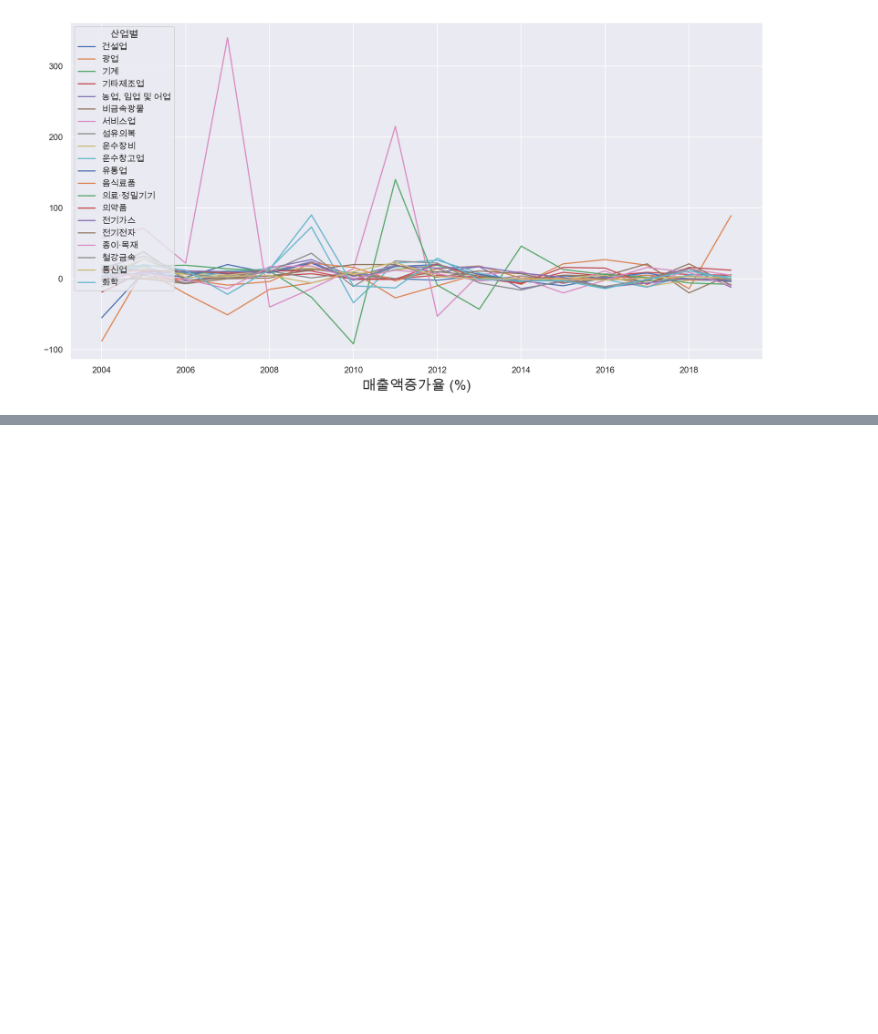
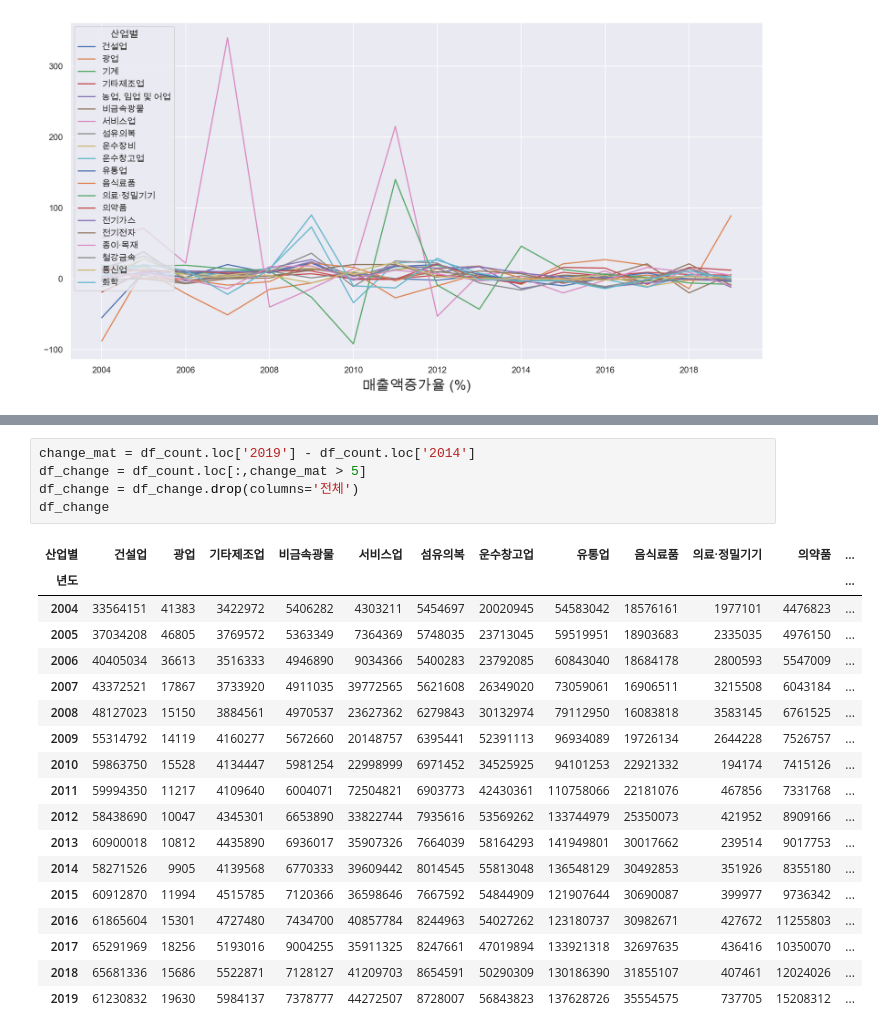
Before and after one commit to dss-16th/eda-repo-1, a Jupyter notebook: revenue.ipynb, the cells around one changed output, grey strips where cells are left out. Cells and saved outputs as stored; diff of their text form; blank space fills up the shorter version.

```diff
--- a/revenue.ipynb
+++ b/revenue.ipynb
@@ -265,0 +332,24 @@ for index in index_list:
+# %%
+change_mat = df_count.loc['2019'] - df_count.loc['2014']
+df_change = df_count.loc[:,change_mat > 5]
+df_change = df_change.drop(columns='전체')
+df_change
+# %% [output]
+| 산업별 | 건설업 | 광업 | 기타제조업 | 비금속광물 | 서비스업 | 섬유의복 | 운수창고업 | 유통업 | 음식료품 | 의료·정밀기기 | 의약품 | ... |
+| 년도 |  |  |  |  |  |  |  |  |  |  |  | ... |
+| 2004 | 33564151 | 41383 | 3422972 | 5406282 | 4303211 | 5454697 | 20020945 | 54583042 | 18576161 | 1977101 | 4476823 | ... |
+| 2005 | 37034208 | 46805 | 3769572 | 5363349 | 7364369 | 5748035 | 23713045 | 59519951 | 18903683 | 2335035 | 4976150 | ... |
+| 2006 | 40405034 | 36613 | 3516333 | 4946890 | 9034366 | 5400283 | 23792085 | 60843040 | 18684178 | 2800593 | 5547009 | ... |
+| 2007 | 43372521 | 17867 | 3733920 | 4911035 | 39772565 | 5621608 | 26349020 | 73059061 | 16906511 | 3215508 | 6043184 | ... |
+| 2008 | 48127023 | 15150 | 3884561 | 4970537 | 23627362 | 6279843 | 30132974 | 79112950 | 16083818 | 3583145 | 6761525 | ... |
+| 2009 | 55314792 | 14119 | 4160277 | 5672660 | 20148757 | 6395441 | 52391113 | 96934089 | 19726134 | 2644228 | 7526757 | ... |
+| 2010 | 59863750 | 15528 | 4134447 | 5981254 | 22998999 | 6971452 | 34525925 | 94101253 | 22921332 | 194174 | 7415126 | ... |
+| 2011 | 59994350 | 11217 | 4109640 | 6004071 | 72504821 | 6903773 | 42430361 | 110758066 | 22181076 | 467856 | 7331768 | ... |
+| 2012 | 58438690 | 10047 | 4345301 | 6653890 | 33822744 | 7935616 | 53569262 | 133744979 | 25350073 | 421952 | 8909166 | ... |
+| 2013 | 60900018 | 10812 | 4435890 | 6936017 | 35907326 | 7664039 | 58164293 | 141949801 | 30017662 | 239514 | 9017753 | ... |
+| 2014 | 58271526 | 9905 | 4139568 | 6770333 | 39609442 | 8014545 | 55813048 | 136548129 | 30492853 | 351926 | 8355180 | ... |
+| 2015 | 60912870 | 11994 | 4515785 | 7120366 | 36598646 | 7667592 | 54844909 | 121907644 | 30690087 | 399977 | 9736342 | ... |
+| 2016 | 61865604 | 15301 | 4727480 | 7434700 | 40857784 | 8244963 | 54027262 | 123180737 | 30982671 | 427672 | 11255803 | ... |
+| 2017 | 65291969 | 18256 | 5193016 | 9004255 | 35911325 | 8247661 | 47019894 | 133921318 | 32697635 | 436416 | 10350070 | ... |
+| 2018 | 65681336 | 15686 | 5522871 | 7128127 | 41209703 | 8654591 | 50290309 | 130186390 | 31855107 | 407461 | 12024026 | ... |
+| 2019 | 61230832 | 19630 | 5984137 | 7378777 | 44272507 | 8728007 | 56843823 | 137628726 | 35554575 | 737705 | 15208312 | ... |
```
Also changed, not shown: parts of 8 cells of this notebook.
